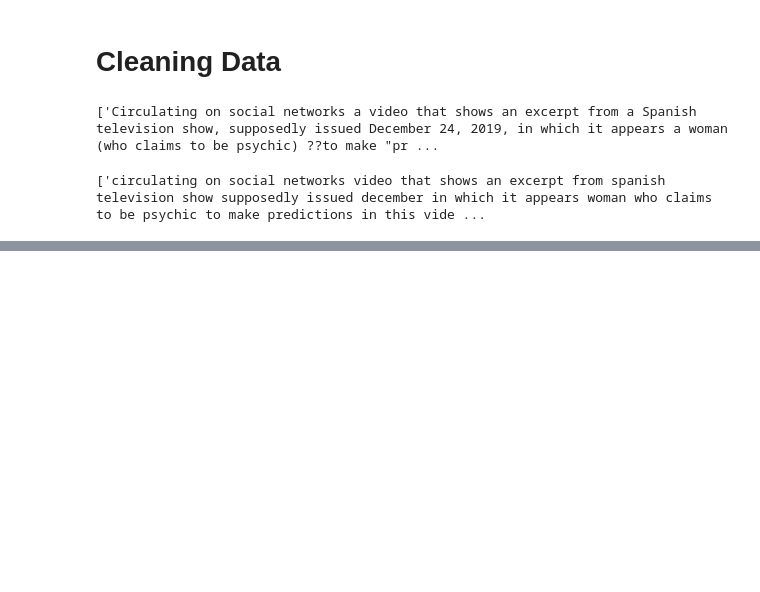
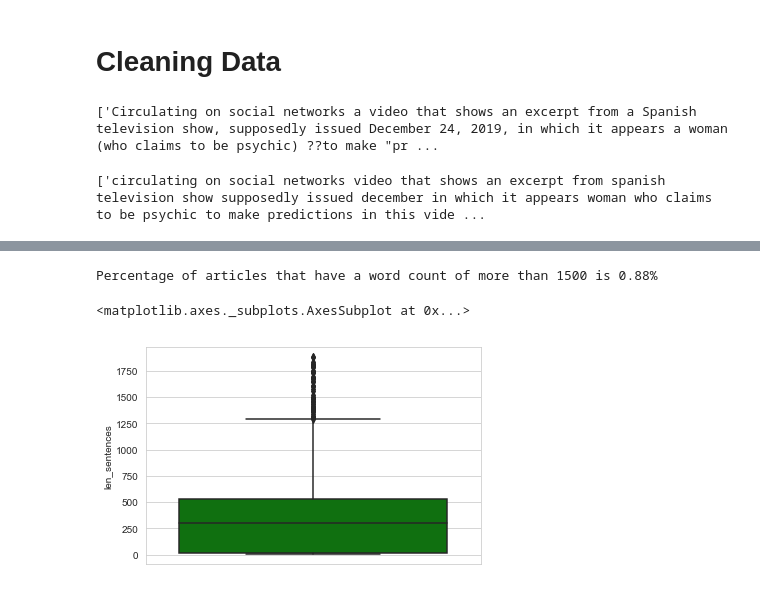
Before and after one commit to MarShaikh/FakeNews-Covid19, a Jupyter notebook: JupyterNotebooks/LSTM_RNN_Implementation.ipynb, the cells around one changed output, grey strips where cells are left out. Drawn from its saved outputs; the diff is of its cells as text; code cells hidden in the pictures; blank space fills up the shorter version.

```diff
--- a/JupyterNotebooks/LSTM_RNN_Implementation.ipynb
+++ b/JupyterNotebooks/LSTM_RNN_Implementation.ipynb
@@ -201,0 +202,19 @@ for i in range(0,len(l)):
+# %%
+sum = 0
+for x in range(1500, 4000, 1000 ):
+    results = df[df['len_sentences'] > x]
+    sum = sum + results['title '].size
+
+amt = (sum/df['title '].size)*100
+print('Percentage of articles that have a word count of more than 1500 is {percent:.2f}%'.format(percent = amt))
+# %% [output]
+Percentage of articles that have a word count of more than 1500 is 0.88%
+# %%
+#articles of word count more than 1900 are thus being dropped
+result_df = df[df['len_sentences']>=1900]
+
+df.drop(df[df['len_sentences'] >= 1900].index, inplace = True)
+sns.boxplot(df['len_sentences'],color='green',orient='v')
+# %% [output]
+<matplotlib.axes._subplots.AxesSubplot at 0x...>
+[figure, added]
```
Also changed, not shown: parts of 1 cell of this notebook.
